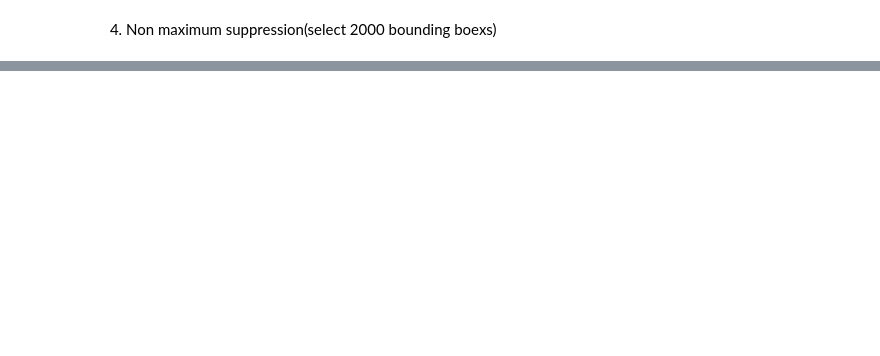
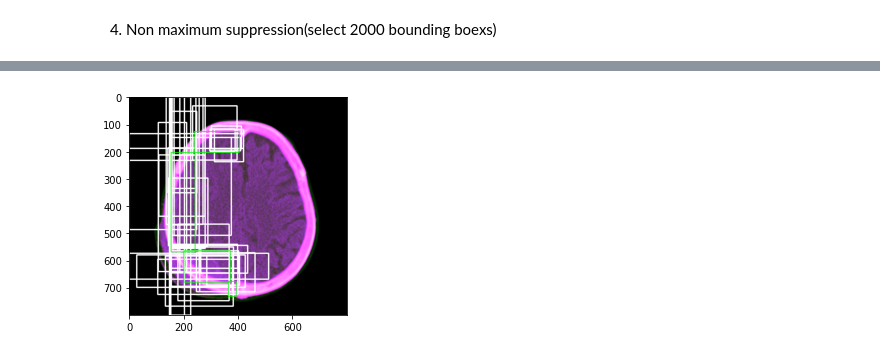
Before and after one commit to cuchoco/paper_implementations, a Jupyter notebook: models/FASTER_RCNN.ipynb, the cells around one changed output, grey strips where cells are left out. Cells and saved outputs as stored; diff of their text form; code cells hidden in the pictures; blank space fills up the shorter version.

```diff
--- a/models/FASTER_RCNN.ipynb
+++ b/models/FASTER_RCNN.ipynb
@@ -593,0 +636,13 @@ array([561.6372 , 565.2492 , 424.97025, ..., 408.96002, 173.35663,
+# %%
+# find out whick ground truth has high IoU for each region proposal
+# also find the maximum IoU
+
+gt_assignment = ious.argmax(axis=1)
+max_iou = ious.max(axis=1)
+
+print(gt_assignment)
+print(max_iou)
+
+# assign the labels to each proposal
+gt_roi_label = labels[gt_assignment]
+print(gt_roi_label)
@@ -593,0 +655,14 @@ array([561.6372 , 565.2492 , 424.97025, ..., 408.96002, 173.35663,
+# %%
+# select the foreground rois as pre the pos_iou_thresh
+# and n_sample x pos_ratio (128 x 0.25 = 32) foreground samples
+
+pos_roi_per_image = 32
+pos_index = np.where(max_iou >= pos_iou_threshold)[0]
+pos_roi_per_this_image = int(min(pos_roi_per_image, pos_index.size))
+
+if pos_index.size > 0:
+    pos_index = np.random.choice(pos_index, size=pos_roi_per_this_image, replace=False)
+
+
+print(pos_roi_per_this_image)
+print(pos_index)
@@ -593,0 +699,19 @@ array([561.6372 , 565.2492 , 424.97025, ..., 408.96002, 173.35663,
+# %%
+# display RoI samples with positive
+
+img_clone = np.copy(img)
+
+for i in range(pos_roi_per_this_image):
+    x1, y1, x2, y2 = roi_2[pos_index[i]].astype(int)
+    cv2.rectangle(img_clone, (x1, y1), (x2, y2), color=(255,255,255),
+                  thickness=3)
+
+
+for i in bbox:
+    x1, y1, x2, y2 = map(int, i)
+    cv2.rectangle(img_clone,(x1,y1),(x2, y2),(0,255,0),2)
+
+plt.imshow(img_clone)
+plt.show()
+# %% [output]
+[figure, added]
```
Also changed, not shown: parts of 50 cells of this notebook.
